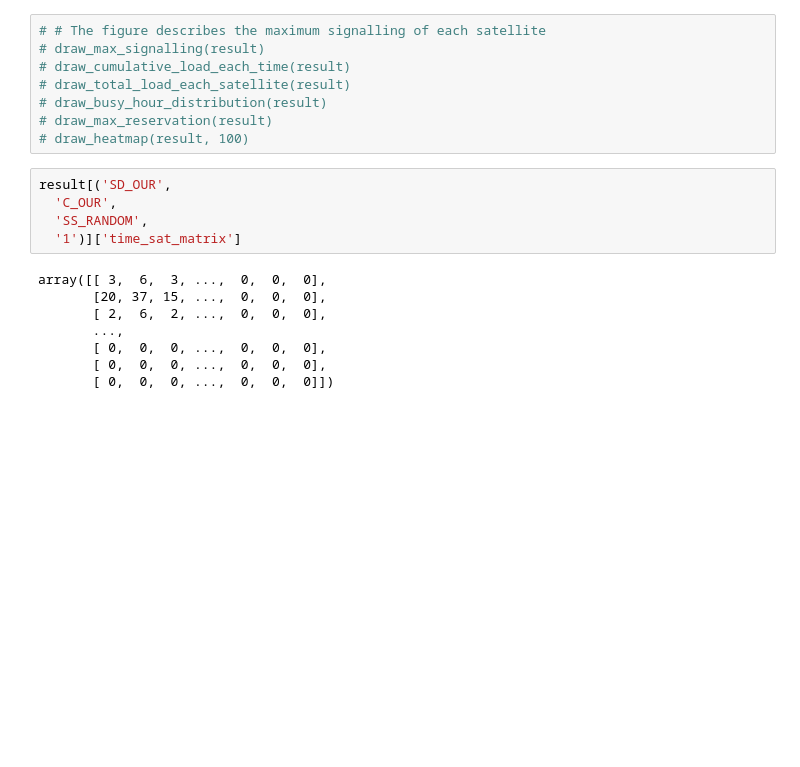
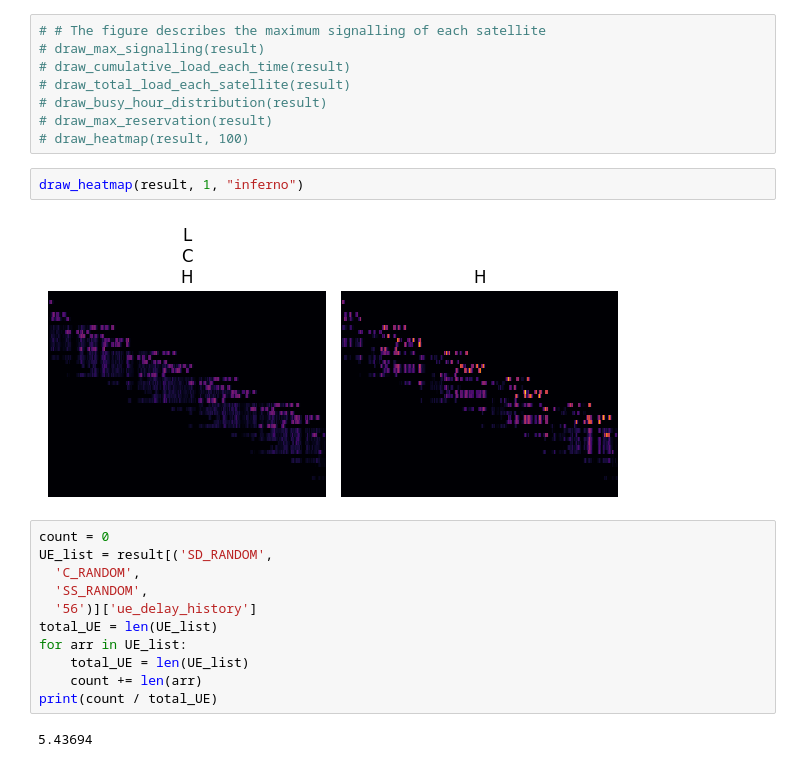
Before and after one commit to zbh888/congestionHO, a Jupyter notebook: src/simulation/result/result.ipynb, the cells around one changed output. Drawn from its saved outputs; the diff is of its cells as text; blank space fills up the shorter version.

```diff
--- a/src/simulation/result/result.ipynb
+++ b/src/simulation/result/result.ipynb
@@ -77,16 +107,20 @@ UE access time balance: the lower, the better
 # draw_busy_hour_distribution(result)
 # draw_max_reservation(result)
 # draw_heatmap(result, 100)
+# %%
+draw_heatmap(result, 1, "inferno")
+# %% [output]
+[figure, added]
 # %%
-result[('SD_OUR',
-  'C_OUR',
+count = 0
+UE_list = result[('SD_RANDOM',
+  'C_RANDOM',
   'SS_RANDOM',
-  '1')]['time_sat_matrix']
+  '56')]['ue_delay_history']
+total_UE = len(UE_list)
+for arr in UE_list:
+    total_UE = len(UE_list)
+    count += len(arr)
+print(count / total_UE)
 # %% [output]
-array([[ 3,  6,  3, ...,  0,  0,  0],
-       [20, 37, 15, ...,  0,  0,  0],
-       [ 2,  6,  2, ...,  0,  0,  0],
-       ...,
-       [ 0,  0,  0, ...,  0,  0,  0],
-       [ 0,  0,  0, ...,  0,  0,  0],
-       [ 0,  0,  0, ...,  0,  0,  0]])
+5.43694
```
Also changed, not shown: parts of 7 cells of this notebook, 1 other file.
